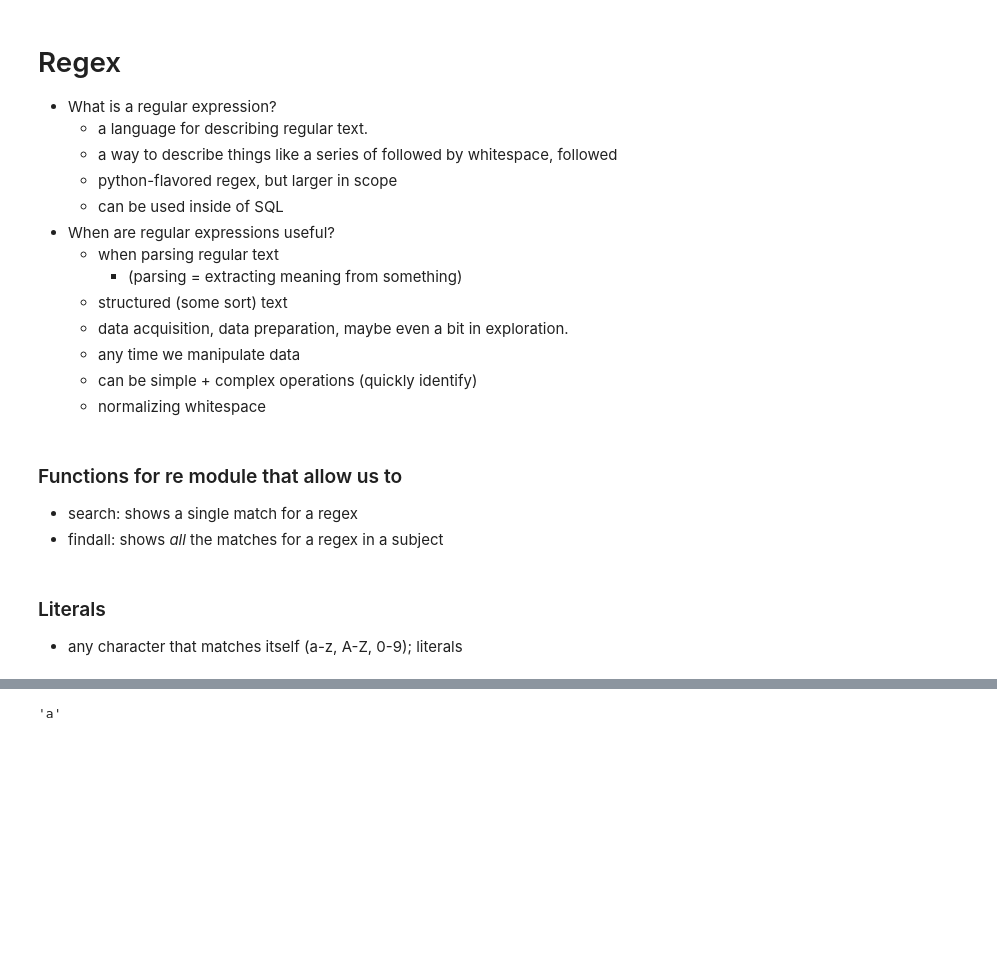
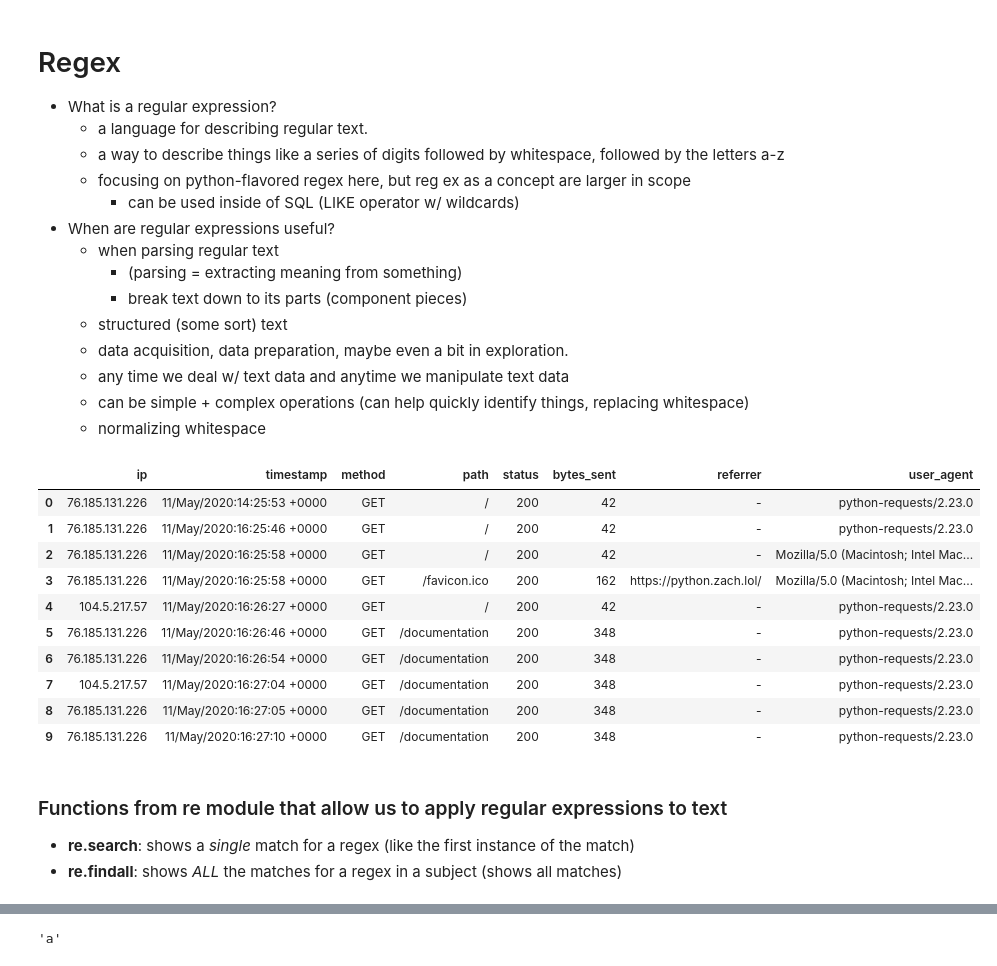
Before and after one commit to aliciag92/natural-language-processing-exercises, a Jupyter notebook: regex_lesson.ipynb, the cells around one changed output, grey strips where cells are left out. Cells and saved outputs as stored; diff of their text form; code cells hidden in the pictures; blank space fills up the shorter version.

```diff
--- a/regex_lesson.ipynb
+++ b/regex_lesson.ipynb
@@ -3,16 +3,17 @@
 
 - What is a regular expression?
     - a language for describing regular text.
-    - a way to describe things like a series of followed by whitespace, followed
-    - python-flavored regex, but larger in scope
-    - can be used inside of SQL
+    - a way to describe things like a series of digits followed by whitespace, followed by the letters a-z
+    - focusing on python-flavored regex here, but reg ex as a concept are larger in scope
+        - can be used inside of SQL (LIKE operator w/ wildcards)
 - When are regular expressions useful?
     - when parsing regular text
         - (parsing = extracting meaning from something)
+        - break text down to its parts (component pieces)
     - structured (some sort) text
     - data acquisition, data preparation, maybe even a bit in exploration.
-    - any time we manipulate data
-    - can be simple + complex operations (quickly identify)
+    - any time we deal w/ text data and anytime we manipulate text data
+    - can be simple + complex operations (can help quickly identify things, replacing whitespace)
     - normalizing whitespace
 # %%
 import pandas as pd
@@ -30,4 +31,23 @@ log_file_lines = '''
 76.185.131.226 - - [11/May/2020:16:27:05 +0000] "GET /documentation HTTP/1.1" 200 348 "-" "python-requests/2.23.0"
 76.185.131.226 - - [11/May/2020:16:27:10 +0000] "GET /documentation HTTP/1.1" 200 348 "-" "python-requests/2.23.0"
 '''
+# %%
+#turn the log_file_lines into a df
+regex = r'(?P<ip>.*?)\s.*?\[(?P<timestamp>.*?)\]\s+"(?P<method>[A-Z]+)\s(?P<path>.*?)\sHTTP/1.1"\s(?P<status>\d+)\s(?P<bytes_sent>\d+)\s"(?P<referrer>.*?)"\s"(?P<user_agent>.*?)"'
+regex = re.compile(regex,re.VERBOSE)
+
+lines = pd.Series(log_file_lines.strip().split('\n'))
+lines.str.extract(regex)
+# %% [output]
+|  | ip | timestamp | method | path | status | bytes_sent | referrer | user_agent |
+| 0 | 76.185.131.226 | 11/May/2020:14:25:53 +0000 | GET | / | 200 | 42 | - | python-requests/2.23.0 |
+| 1 | 76.185.131.226 | 11/May/2020:16:25:46 +0000 | GET | / | 200 | 42 | - | python-requests/2.23.0 |
+| 2 | 76.185.131.226 | 11/May/2020:16:25:58 +0000 | GET | / | 200 | 42 | - | Mozilla/5.0 (Macintosh; Intel Mac... |
+| 3 | 76.185.131.226 | 11/May/2020:16:25:58 +0000 | GET | /favicon.ico | 200 | 162 | https://python.zach.lol/ | Mozilla/5.0 (Macintosh; Intel Mac... |
+| 4 | 104.5.217.57 | 11/May/2020:16:26:27 +0000 | GET | / | 200 | 42 | - | python-requests/2.23.0 |
+| 5 | 76.185.131.226 | 11/May/2020:16:26:46 +0000 | GET | /documentation | 200 | 348 | - | python-requests/2.23.0 |
+| 6 | 76.185.131.226 | 11/May/2020:16:26:54 +0000 | GET | /documentation | 200 | 348 | - | python-requests/2.23.0 |
+| 7 | 104.5.217.57 | 11/May/2020:16:27:04 +0000 | GET | /documentation | 200 | 348 | - | python-requests/2.23.0 |
+| 8 | 76.185.131.226 | 11/May/2020:16:27:05 +0000 | GET | /documentation | 200 | 348 | - | python-requests/2.23.0 |
+| 9 | 76.185.131.226 | 11/May/2020:16:27:10 +0000 | GET | /documentation | 200 | 348 | - | python-requests/2.23.0 |
 # %%
@@ -38,7 +56,4 @@ import re
 # %% [markdown]
-### Functions for re module that allow us to
-- search: shows a single match for a regex
-- findall: shows *all* the matches for a regex in a subject
+### Functions from re module that allow us to apply regular expressions to text
+- **re.search**: shows a *single* match for a regex (like the first instance of the match)
+- **re.findall**: shows *ALL* the matches for a regex in a subject (shows all matches)
-# %% [markdown]
-### Literals
-- any character that matches itself (a-z, A-Z, 0-9); literals
```
Also changed, not shown: parts of 130 cells of this notebook.
